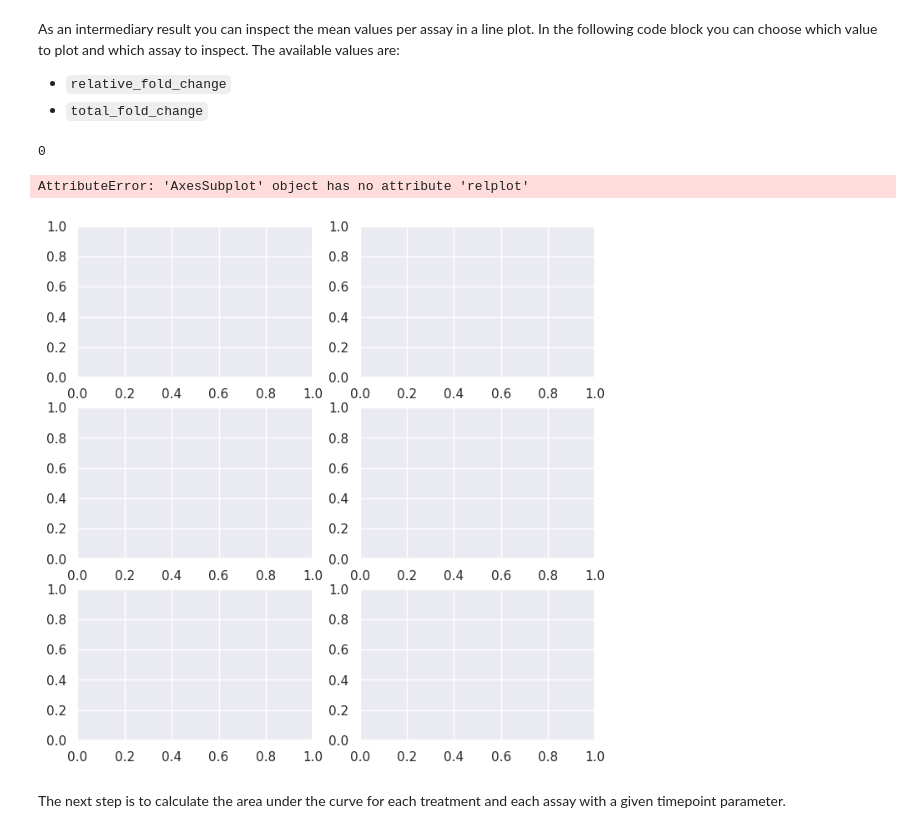
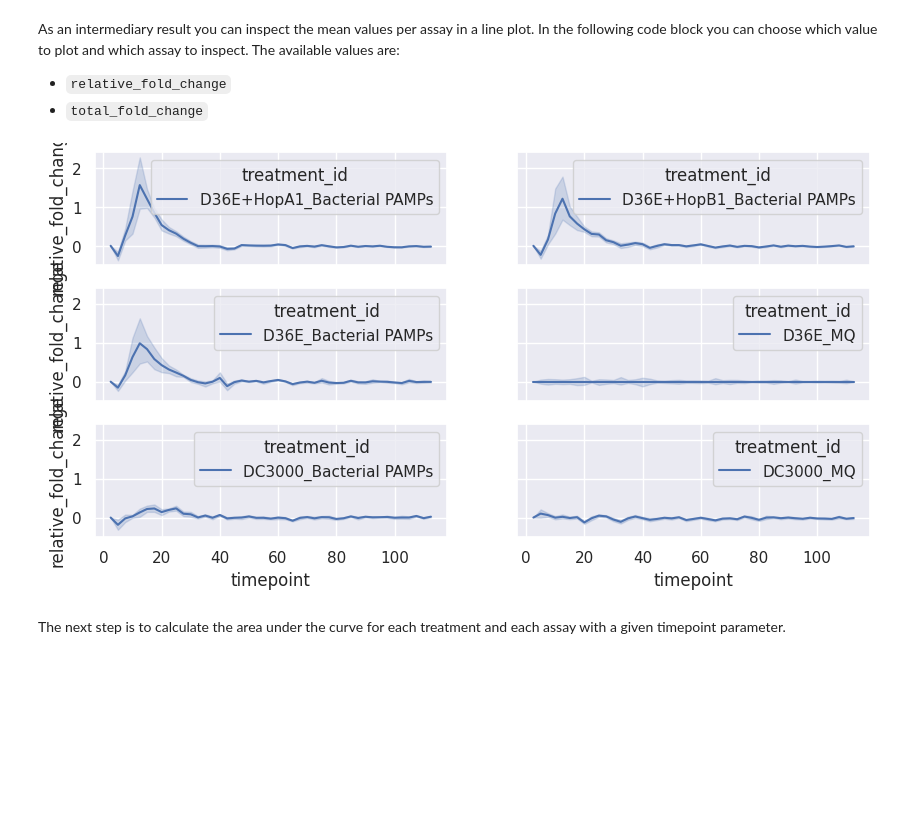
Before and after one commit to fliepeltje/the-mel-files, a Jupyter notebook: pipeline.ipynb, the cells around one changed output. Drawn from its saved outputs; the diff is of its cells as text; code cells hidden in the pictures; blank space fills up the shorter version.

```diff
--- a/pipeline.ipynb
+++ b/pipeline.ipynb
@@ -96,23 +96,22 @@ normalised_df.head()
 As an intermediary result you can inspect the mean values per assay in a line plot. In the following code block you can choose which value to plot and which assay to inspect. The available values are:
 - `relative_fold_change`
 - `total_fold_change`
-# %%
-PLOT_VALUE = "relative_fold_change"
-PLOT_ASSAY = "plate018"
-
-sns.set(rc={"figure.figsize":(100, 10)})
-sns.relplot(
-    data=normalised_df[normalised_df["assay_id"] == PLOT_ASSAY],
-    x="timepoint",
-    y=PLOT_VALUE,
-    hue="treatment_id",
-    row="treatment_id",
-    kind="line"
-)
-# %% [output]
-0
-AttributeError: 'AxesSubplot' object has no attribute 'relplot'
-[figure, removed]
+# %%
+PLOT_VALUE = "relative_fold_change"
+PLOT_ASSAY = "plate018"
+
+fig, axes = plt.subplots(3, 2, sharex=True, sharey=True, figsize=(15, 5))
+assay_df = normalised_df[normalised_df["assay_id"] == PLOT_ASSAY]
+for idx, (id, treatment_df) in enumerate(assay_df.groupby("treatment_id")):
+    sns.lineplot(
+        data=treatment_df,
+        x="timepoint",
+        y=PLOT_VALUE,
+        hue="treatment_id",
+        ax=axes[math.floor(idx / 2), idx % 2]
+    )
+# %% [output]
+[figure, added]
 # %% [markdown]
 The next step is to calculate the area under the curve for each treatment and each assay with a given timepoint parameter.
 # %%
```
Also changed, not shown: parts of 1 cell of this notebook.
